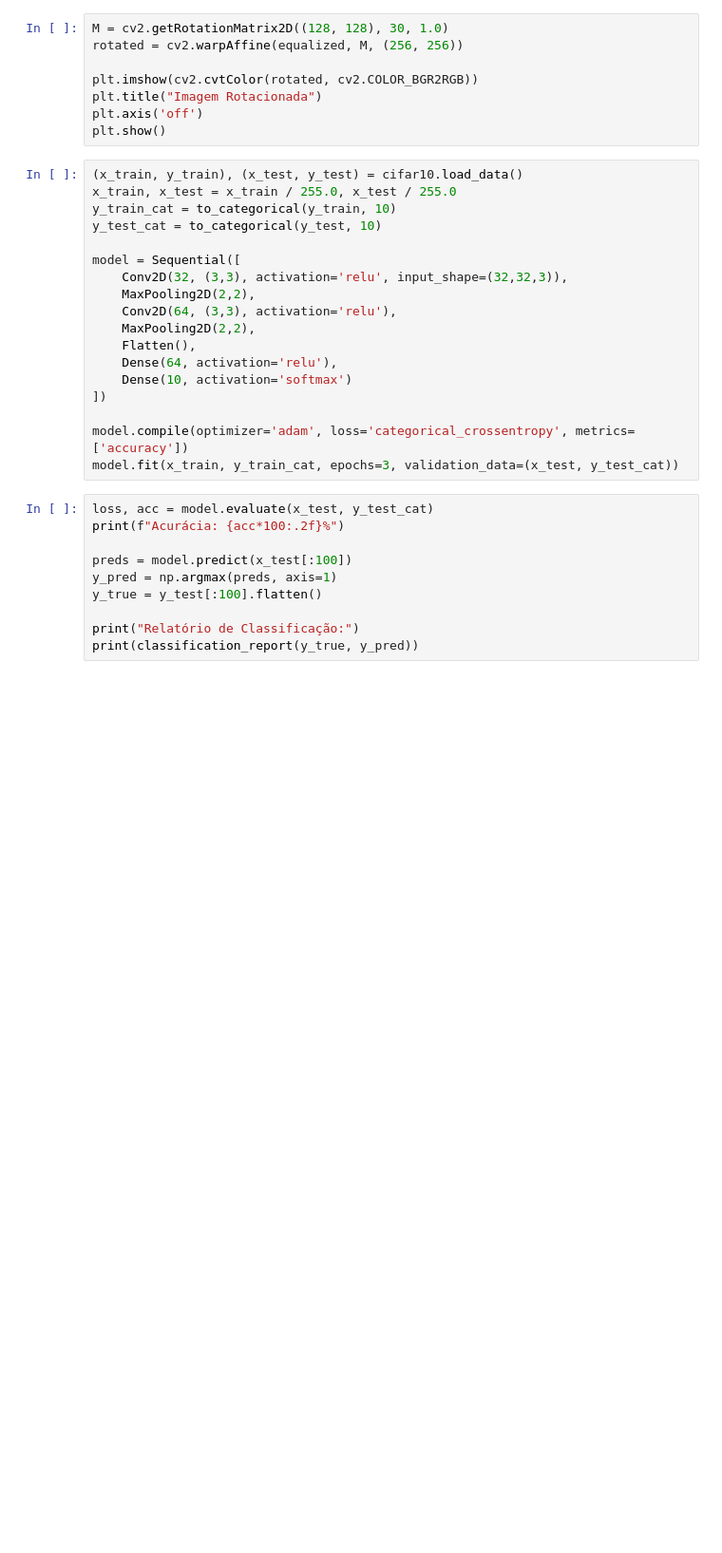
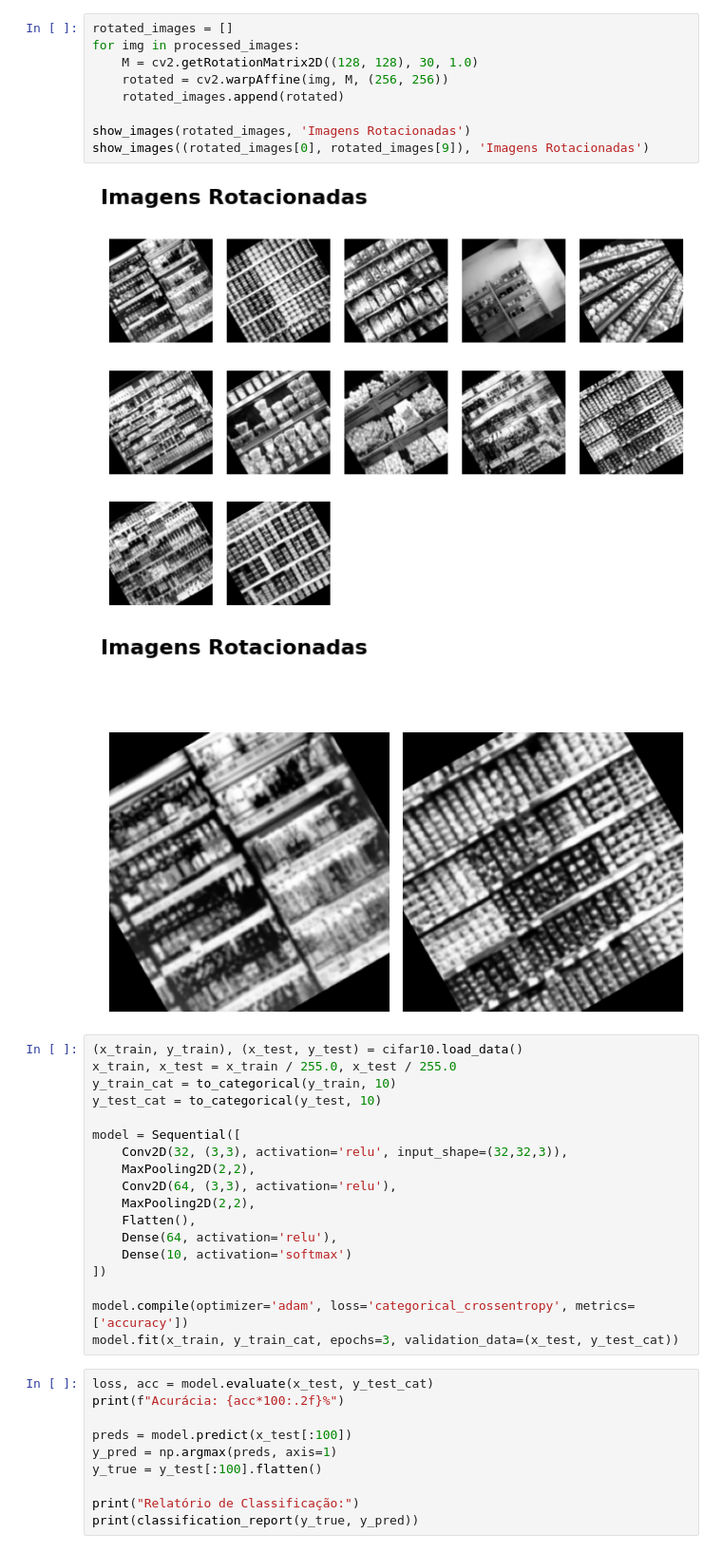
Before and after one commit to kauegalons/TF-Visao-Computacional, a Jupyter notebook: app.ipynb, the cells around one changed output. Shown at 95% size. Drawn from its saved outputs; the diff is of its cells as text; blank space fills up the shorter version.

```diff
--- a/app.ipynb
+++ b/app.ipynb
@@ -42,11 +95,15 @@ plt.show()
 # %%
-M = cv2.getRotationMatrix2D((128, 128), 30, 1.0)
-rotated = cv2.warpAffine(equalized, M, (256, 256))
+rotated_images = []
+for img in processed_images:
+    M = cv2.getRotationMatrix2D((128, 128), 30, 1.0)
+    rotated = cv2.warpAffine(img, M, (256, 256))
+    rotated_images.append(rotated)
 
-plt.imshow(cv2.cvtColor(rotated, cv2.COLOR_BGR2RGB))
-plt.title("Imagem Rotacionada")
-plt.axis('off')
-plt.show()
+show_images(rotated_images, 'Imagens Rotacionadas')
+show_images((rotated_images[0], rotated_images[9]), 'Imagens Rotacionadas')
+# %% [output]
+[figure, added]
+[figure, added]
 # %%
 (x_train, y_train), (x_test, y_test) = cifar10.load_data()
 x_train, x_test = x_train / 255.0, x_test / 255.0
```
Also changed, not shown: parts of 5 cells of this notebook.
